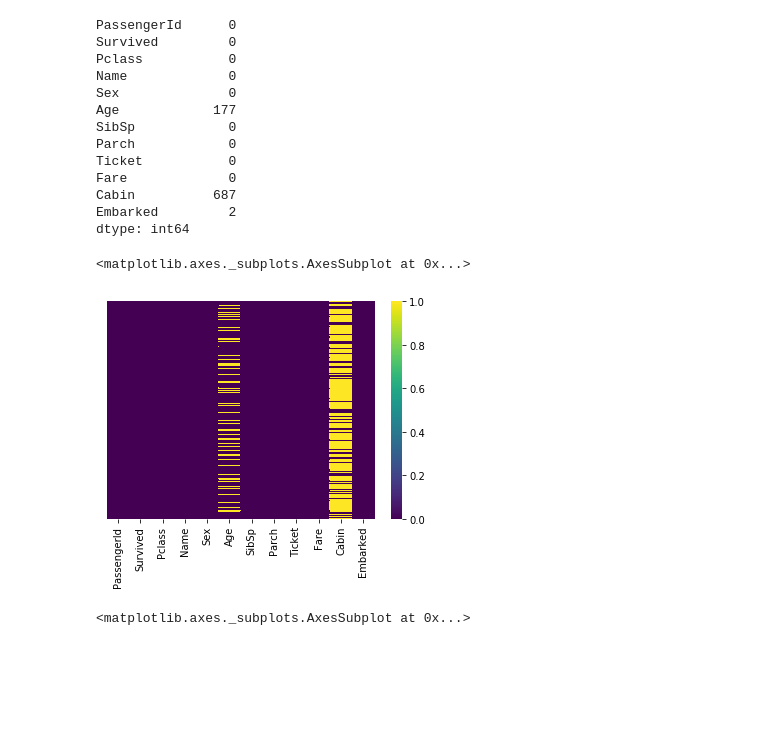
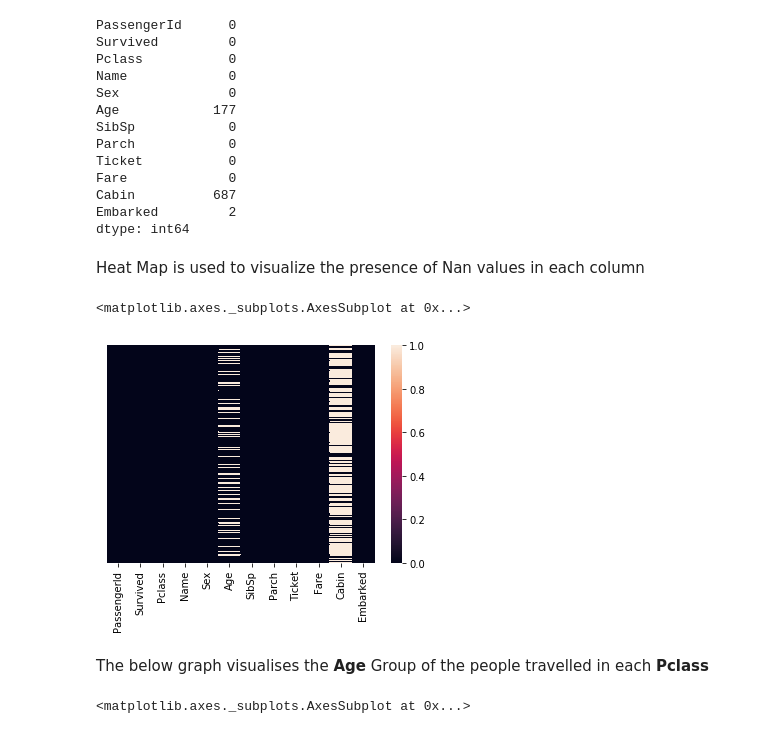
Before and after one commit to ShankarDhandapani/MachineLearning, a Jupyter notebook: Logistic Regression - Titanic data.ipynb, the cells around one changed output. Cells and saved outputs as stored; diff of their text form; code cells hidden in the pictures; blank space fills up the shorter version.

```diff
--- a/Logistic Regression - Titanic data.ipynb
+++ b/Logistic Regression - Titanic data.ipynb
@@ -121,11 +141,15 @@ Fare             0
 Cabin          687
 Embarked         2
 dtype: int64
+# %% [markdown]
+Heat Map is used to visualize the presence of Nan values in each column
 # %%
-sns.heatmap(titanic_dataset.isnull(), yticklabels = False, cmap = "viridis")
+sns.heatmap(titanic_dataset.isnull(), yticklabels = False)
 # %% [output]
 <matplotlib.axes._subplots.AxesSubplot at 0x...>
-[figure, old version]
+[figure, new version]
+# %% [markdown]
+The below graph visualises the **Age** Group of the people travelled in each **Pclass**
 # %%
 sns.boxplot(x = "Pclass", y = "Age", data = titanic_dataset)
 # %% [output]
```
Also changed, not shown: parts of 21 cells of this notebook.
